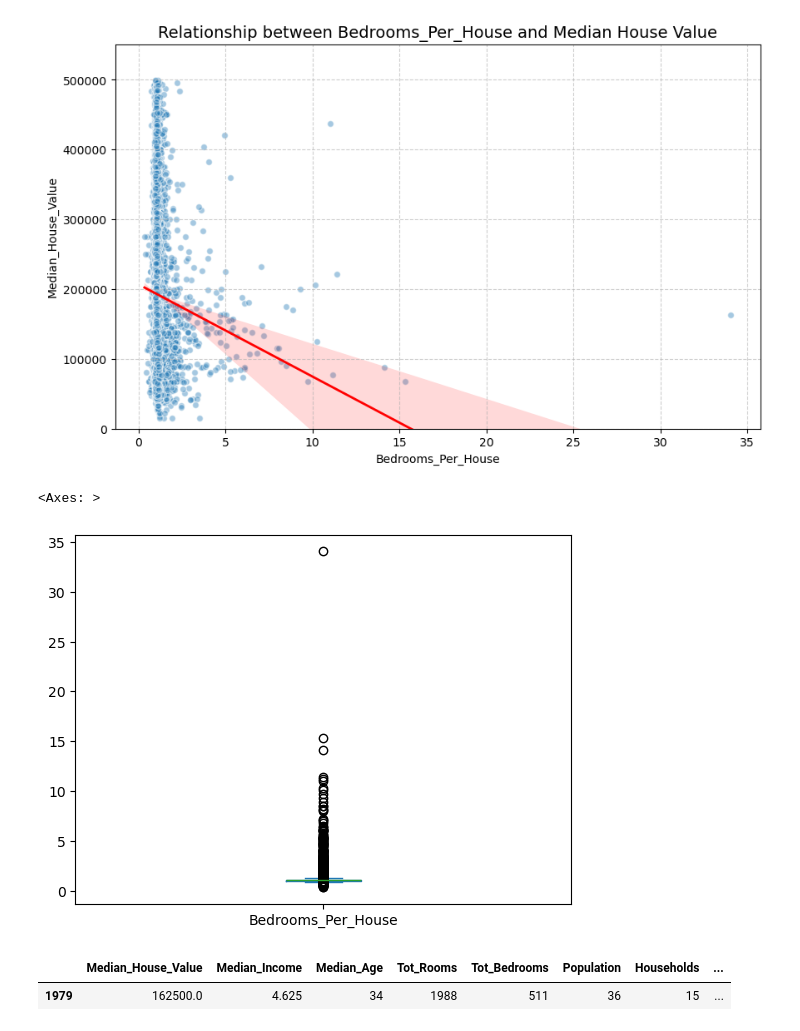
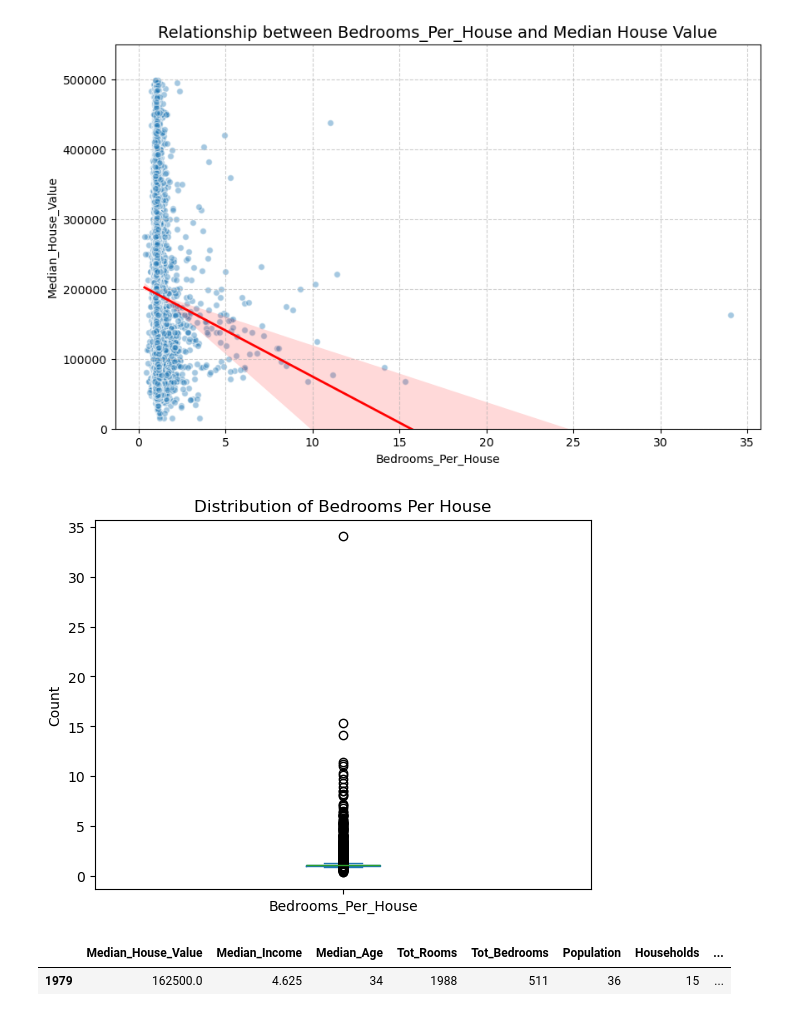
Before and after one commit to COGS108/Group091_WI26, a Jupyter notebook: 03-FinalProject.ipynb, the cells around one changed output. Drawn from its saved outputs; the diff is of its cells as text; code cells hidden in the pictures.

```diff
--- a/03-FinalProject.ipynb
+++ b/03-FinalProject.ipynb
@@ -510,9 +538,11 @@ See the caveats in the documentation: https://pandas.pydata.org/pandas-docs/stab
 [figure]
 # %%
 houses["Bedrooms_Per_House"].plot(kind="box")
+plt.title("Distribution of Bedrooms Per House")
+plt.ylabel("Count")
+plt.show()
 # %% [output]
-<Axes: >
-[figure, old version]
+[figure, new version]
 # %%
 houses.query("Bedrooms_Per_House>30")
 # %% [output]
```
Also changed, not shown: parts of 12 cells of this notebook.
